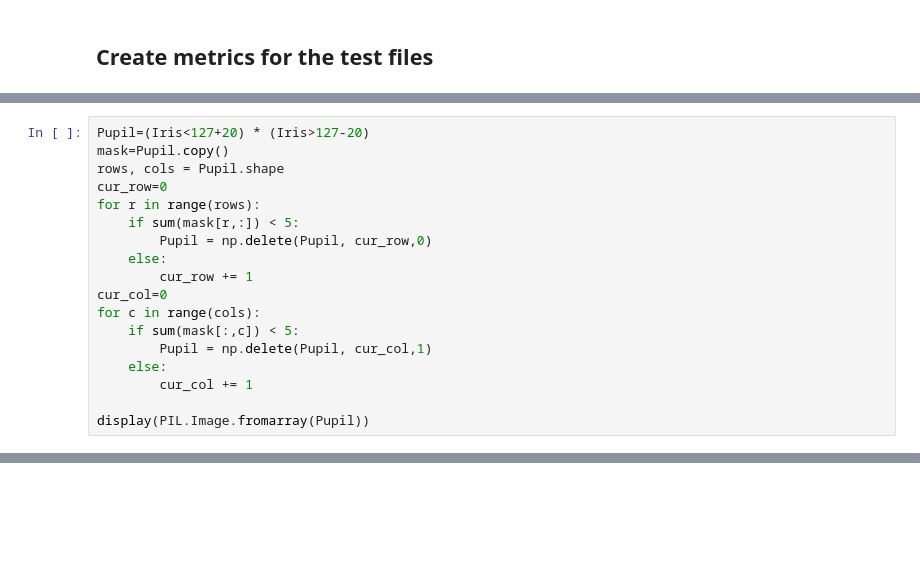
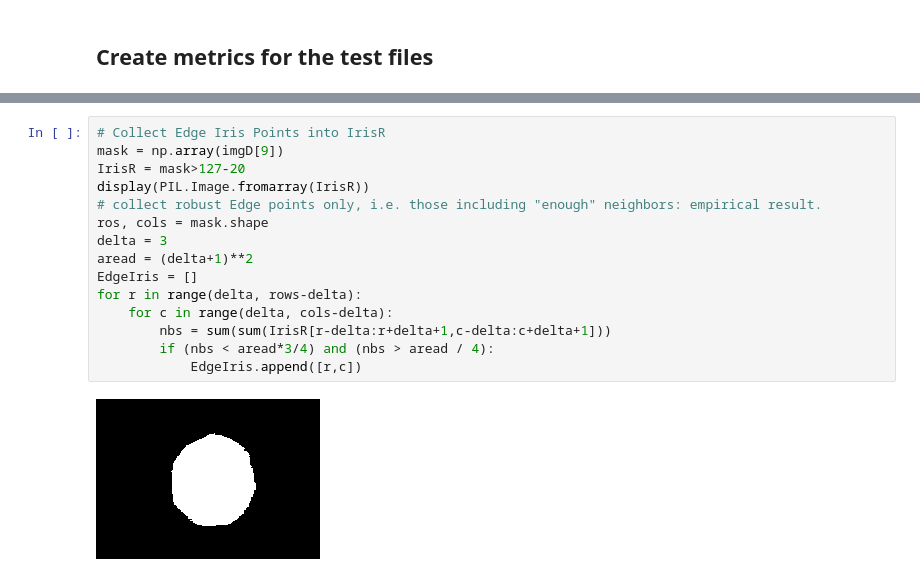
Before and after one commit to andreymathcanary/BioTrillion, a Jupyter notebook: ApplyModelAndGenerateResults.ipynb, the cells around one changed output, grey strips where cells are left out. Drawn from its saved outputs; the diff is of its cells as text; blank space fills up the shorter version.

```diff
--- a/ApplyModelAndGenerateResults.ipynb
+++ b/ApplyModelAndGenerateResults.ipynb
@@ -210,18 +303,0 @@ display(PIL.Image.fromarray(Iris))
-# %%
-Pupil=(Iris<127+20) * (Iris>127-20)
-mask=Pupil.copy()
-rows, cols = Pupil.shape
-cur_row=0
-for r in range(rows):
-    if sum(mask[r,:]) < 5:
-        Pupil = np.delete(Pupil, cur_row,0)
-    else:
-        cur_row += 1
-cur_col=0
-for c in range(cols):
-    if sum(mask[:,c]) < 5:
-        Pupil = np.delete(Pupil, cur_col,1)
-    else:
-        cur_col += 1
-
-display(PIL.Image.fromarray(Pupil))
@@ -258,0 +348,17 @@ array([150, 255, 255, 255, 255, 255, 255, 255, 255, 255, 255, 255, 255,
+# %%
+# Collect Edge Iris Points into IrisR
+mask = np.array(imgD[9])
+IrisR = mask>127-20
+display(PIL.Image.fromarray(IrisR))
+# collect robust Edge points only, i.e. those including "enough" neighbors: empirical result.
+ros, cols = mask.shape
+delta = 3
+aread = (delta+1)**2
+EdgeIris = []
+for r in range(delta, rows-delta):
+    for c in range(delta, cols-delta):
+        nbs = sum(sum(IrisR[r-delta:r+delta+1,c-delta:c+delta+1]))
+        if (nbs < aread*3/4) and (nbs > aread / 4):
+            EdgeIris.append([r,c])
+# %% [output]
+[figure, added]
```
Also changed, not shown: parts of 21 cells of this notebook, 1 other file.
